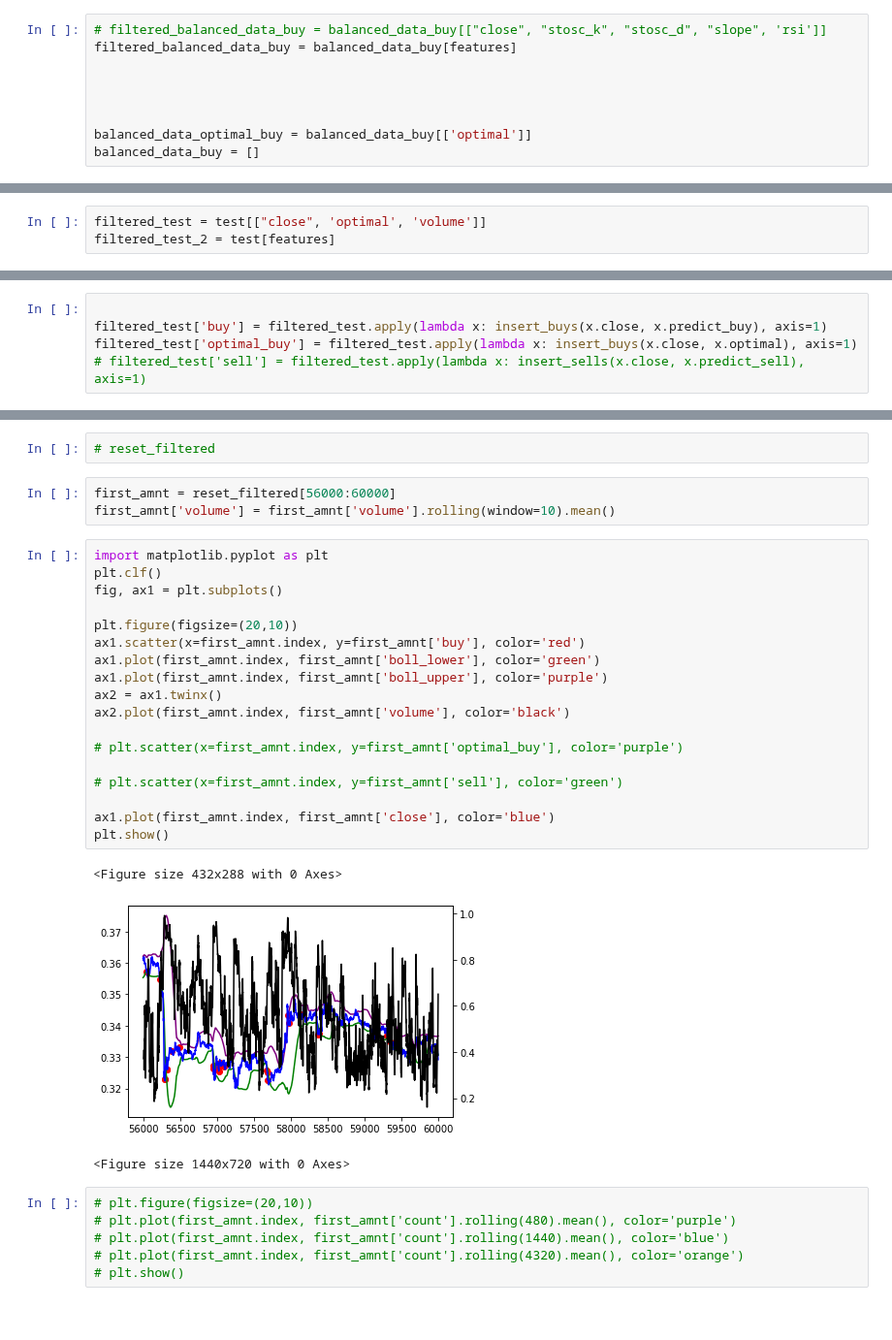
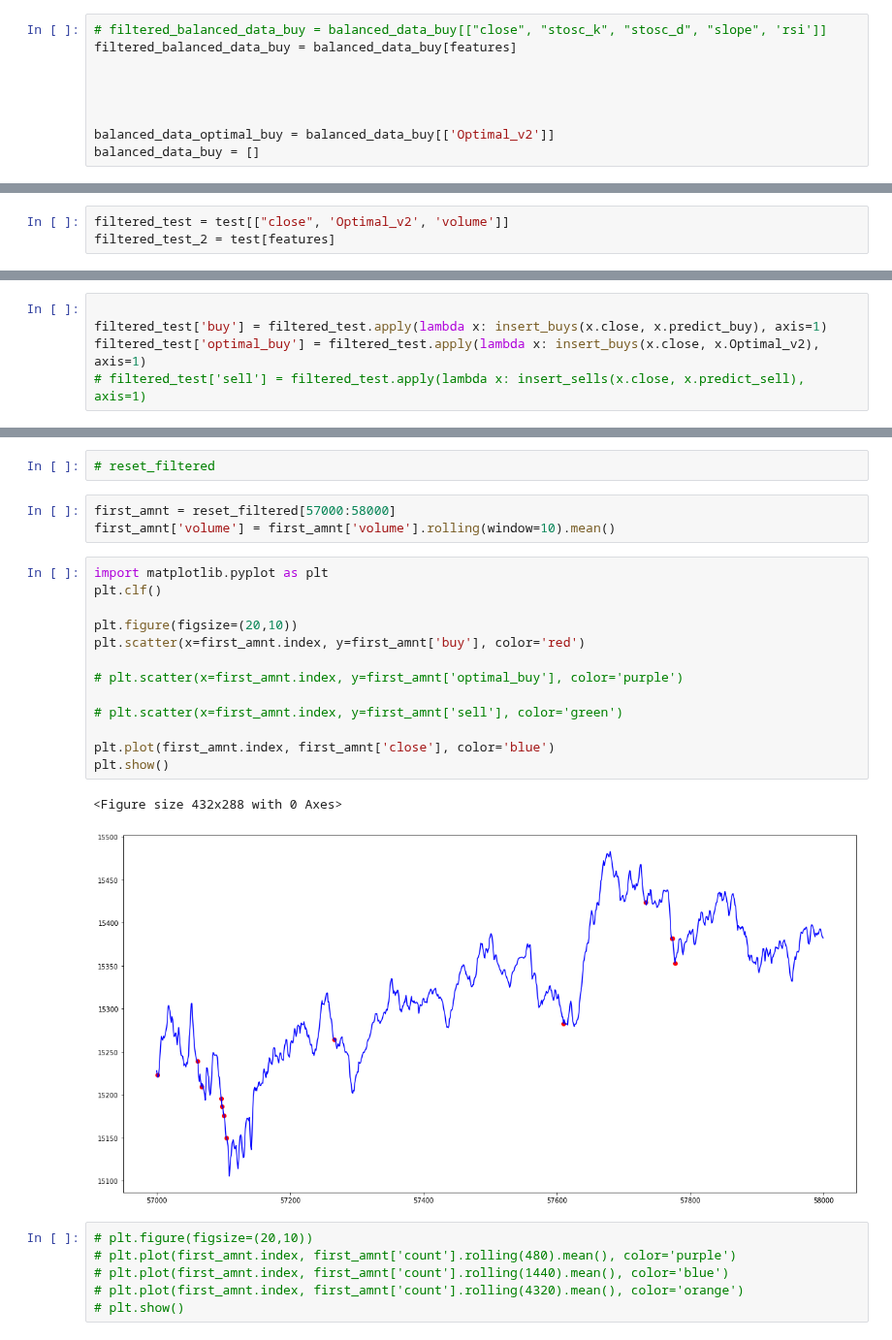
Before and after one commit to lowrollr/moonshot, a Jupyter notebook: back_testing/v2/research/notebooks/optimal_trading/classify/classification_optimal_trading_buy_classifier.ipynb, the cells around one changed output, grey strips where cells are left out. Shown at 97% size. Cells and saved outputs as stored; diff of their text form.

```diff
--- a/back_testing/v2/research/notebooks/optimal_trading/classify/classification_optimal_trading_buy_classifier.ipynb
+++ b/back_testing/v2/research/notebooks/optimal_trading/classify/classification_optimal_trading_buy_classifier.ipynb
@@ -134,7 +173,7 @@ filtered_balanced_data_buy = balanced_data_buy[features]
 
 
 
-balanced_data_optimal_buy = balanced_data_buy[['optimal']]
+balanced_data_optimal_buy = balanced_data_buy[['Optimal_v2']]
 balanced_data_buy = []
 # %%
 filtered_balanced_data_buy
@@ -186,7 +225,7 @@ def insert_sells(close, prediction):
 # %%
 import pickle
 # %%
-filtered_test = test[["close", 'optimal', 'volume']]
+filtered_test = test[["close", 'Optimal_v2', 'volume']]
 filtered_test_2 = test[features]
 # %%
 # filtered_sell = test[["close", "rsi", "MACD", "stosc_k", "stosc_d", "slope", "variance"]]
@@ -206,5 +245,5 @@ len(filtered_test[filtered_test['predict_buy'] != 0.0])
 # %%
 
 filtered_test['buy'] = filtered_test.apply(lambda x: insert_buys(x.close, x.predict_buy), axis=1)
-filtered_test['optimal_buy'] = filtered_test.apply(lambda x: insert_buys(x.close, x.optimal), axis=1)
+filtered_test['optimal_buy'] = filtered_test.apply(lambda x: insert_buys(x.close, x.Optimal_v2), axis=1)
 # filtered_test['sell'] = filtered_test.apply(lambda x: insert_sells(x.close, x.predict_sell), axis=1)
@@ -227,30 +262,24 @@ reset_filtered = filtered_test.reset_index(drop=True)
 # %%
 # reset_filtered
 # %%
-first_amnt = reset_filtered[56000:60000]
+first_amnt = reset_filtered[57000:58000]
 first_amnt['volume'] = first_amnt['volume'].rolling(window=10).mean()
 # %%
 import matplotlib.pyplot as plt
 plt.clf()
-fig, ax1 = plt.subplots()
 
 plt.figure(figsize=(20,10))
-ax1.scatter(x=first_amnt.index, y=first_amnt['buy'], color='red')
-ax1.plot(first_amnt.index, first_amnt['boll_lower'], color='green')
-ax1.plot(first_amnt.index, first_amnt['boll_upper'], color='purple')
-ax2 = ax1.twinx()
-ax2.plot(first_amnt.index, first_amnt['volume'], color='black')
+plt.scatter(x=first_amnt.index, y=first_amnt['buy'], color='red')
 
 # plt.scatter(x=first_amnt.index, y=first_amnt['optimal_buy'], color='purple')
 
 # plt.scatter(x=first_amnt.index, y=first_amnt['sell'], color='green')
 
-ax1.plot(first_amnt.index, first_amnt['close'], color='blue')
+plt.plot(first_amnt.index, first_amnt['close'], color='blue')
 plt.show()
 # %% [output]
 <Figure size 432x288 with 0 Axes>
-[figure, old version]
+[figure, new version]
-<Figure size 1440x720 with 0 Axes>
 # %%
 # plt.figure(figsize=(20,10))
 # plt.plot(first_amnt.index, first_amnt['count'].rolling(480).mean(), color='purple')
```
Also changed, not shown: parts of 16 cells of this notebook.
